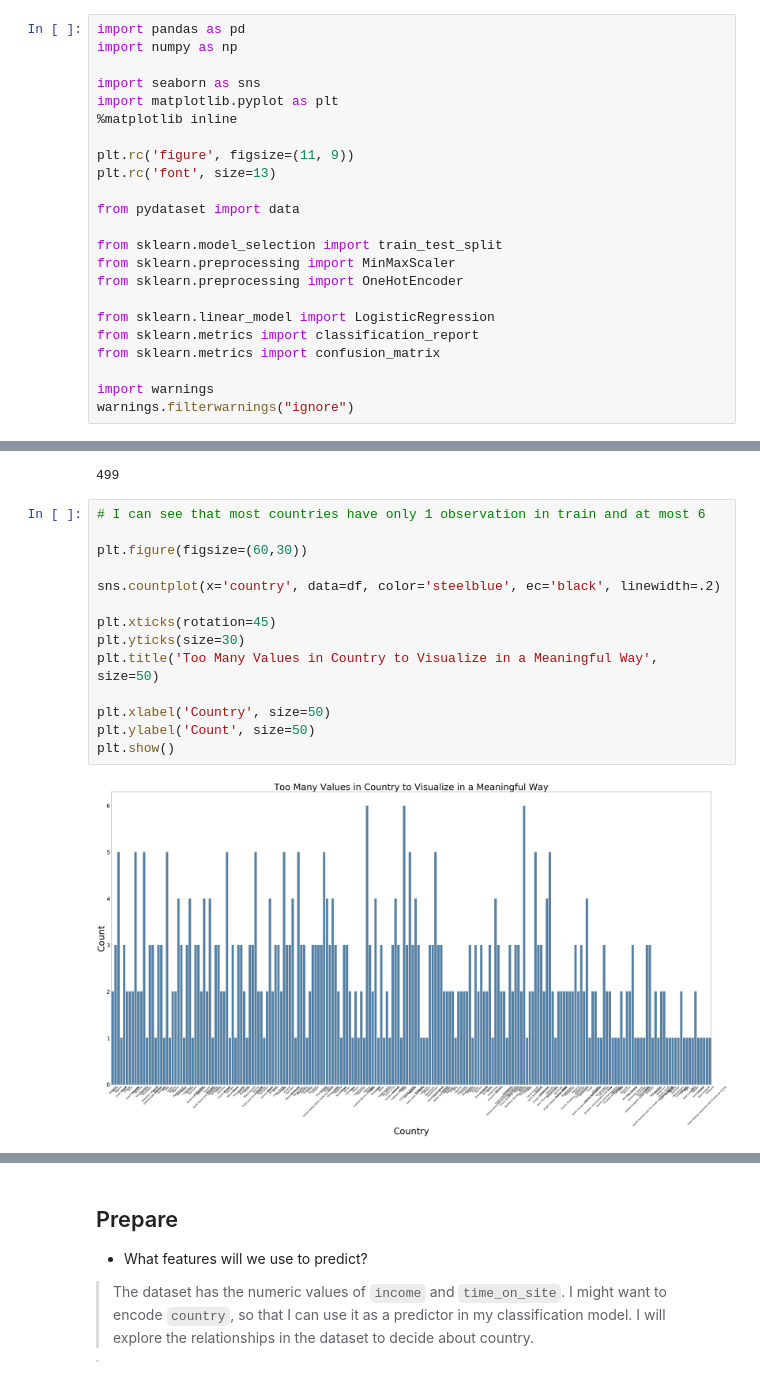
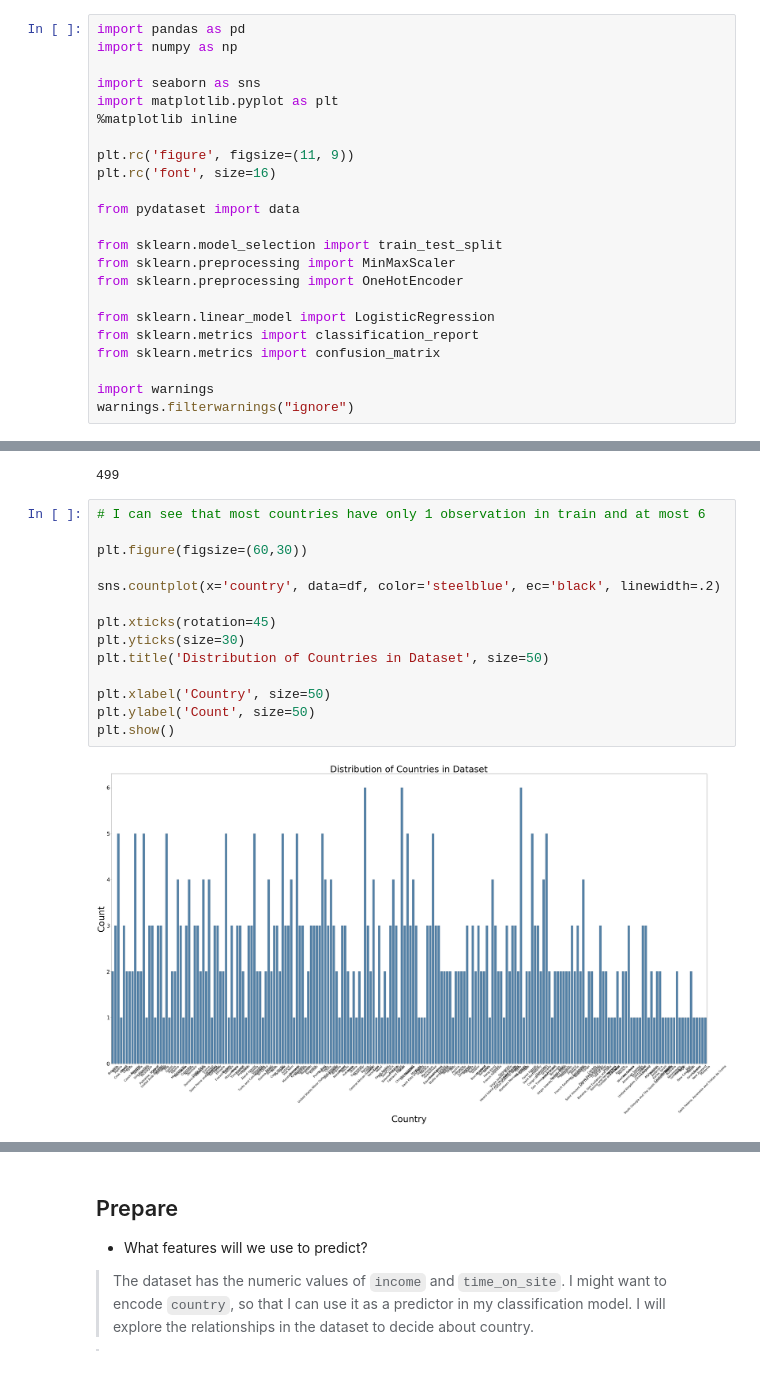
Before and after one commit to faithkane3/ds-methodologies-exercises, a Jupyter notebook: classification/ML Classification Package/3. Logisitic Regression/Predict Customer clicks on FB ads.ipynb, the cells around one changed output, grey strips where cells are left out. Cells and saved outputs as stored; diff of their text form.

```diff
--- a/classification/ML Classification Package/3. Logisitic Regression/Predict Customer clicks on FB ads.ipynb
+++ b/classification/ML Classification Package/3. Logisitic Regression/Predict Customer clicks on FB ads.ipynb
@@ -30,7 +30,7 @@ import matplotlib.pyplot as plt
 %matplotlib inline
 
 plt.rc('figure', figsize=(11, 9))
-plt.rc('font', size=13)
+plt.rc('font', size=16)
 
 from pydataset import data
 
@@ -117,16 +117,16 @@ df.country.value_counts(dropna=False).sum()
 # %%
 # I can see that most countries have only 1 observation in train and at most 6
 
 plt.figure(figsize=(60,30))
 
 sns.countplot(x='country', data=df, color='steelblue', ec='black', linewidth=.2)
 
 plt.xticks(rotation=45)
 plt.yticks(size=30)
-plt.title('Too Many Values in Country to Visualize in a Meaningful Way', size=50)
+plt.title('Distribution of Countries in Dataset', size=50)
 
 plt.xlabel('Country', size=50)
 plt.ylabel('Count', size=50)
 plt.show()
 # %% [output]
-[figure, old version]
+[figure, new version]
```
Also changed, not shown: parts of 8 cells of this notebook, 1 other file.
